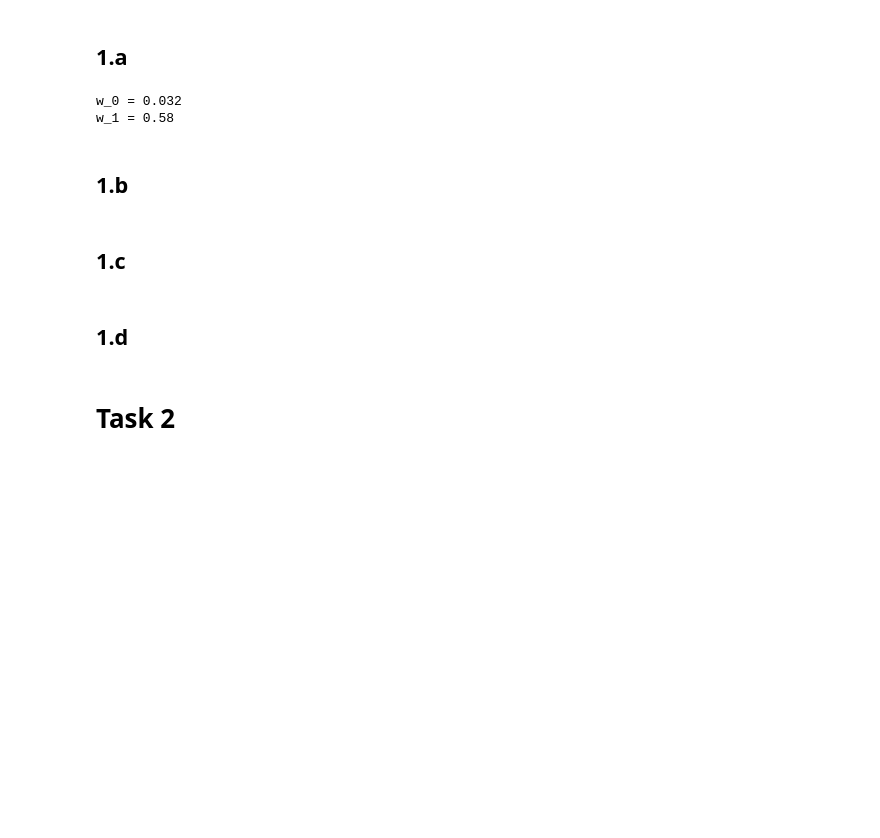
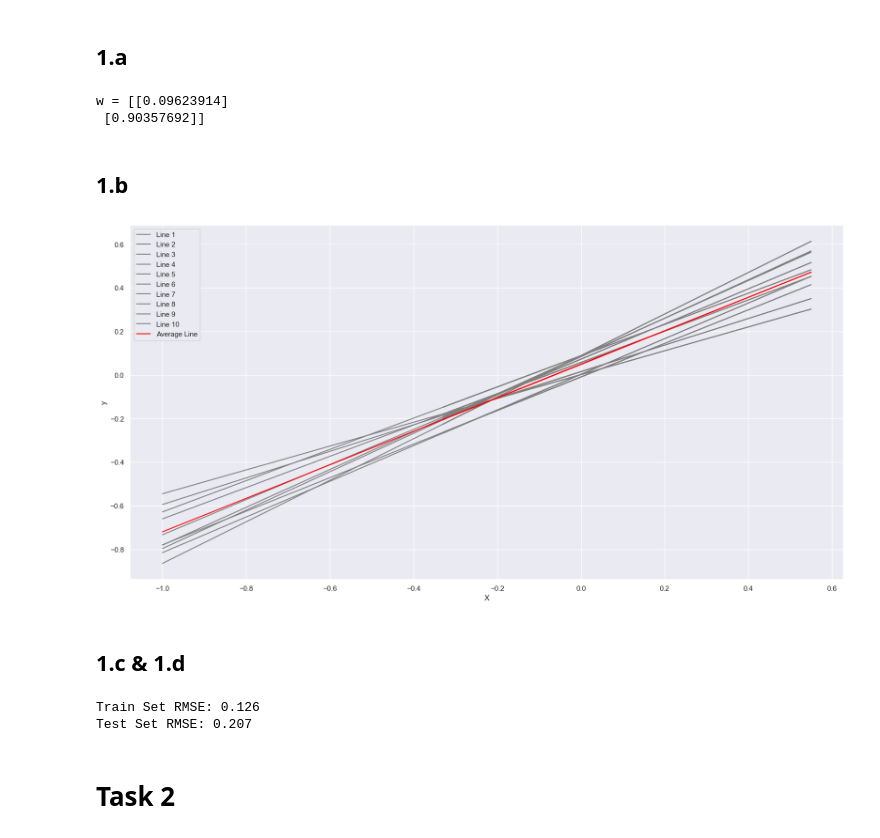
Before and after one commit to dpl373/AML, a Jupyter notebook: W_2/exercise_2_EK.ipynb, the cells around one changed output. Saved outputs shown, nothing was run; the diff lists cells and outputs as text; code cells hidden in the pictures; blank space fills up the shorter version.

```diff
--- a/W_2/exercise_2_EK.ipynb
+++ b/W_2/exercise_2_EK.ipynb
@@ -36,14 +39,44 @@ sigma = np.linalg.inv(alpha * id_matrix + beta * design_matrix.T @ design_matrix
 mu = beta * sigma @ design_matrix.T @ y_train
 
 #sample w0 and w1
-w0, w1 = np.random.multivariate_normal(mu, sigma).round(3)
-print(f'w_0 = {w0}\nw_1 = {w1}')
+w = np.random.multivariate_normal(mu.ravel(), sigma,1).T
+print(f'w = {w}')
 # %% [output]
-w_0 = 0.032
-w_1 = 0.58
+w = [[0.09623914]
+ [0.90357692]]
 # %% [markdown]
 ## 1.b
+# %%
+#getting 10 different samples of w, predicting y and saving ys in list
+i = 0
+y_list = []
+
+while i < 10:
+    w = np.random.multivariate_normal(mu.ravel(), sigma,1).T
+    y = design_matrix @ w
+    y_list.append(y)
+    i+=1
+# %%
+# Create a figure and axis
+sns.set(rc={"figure.figsize":(20, 10)})
+fig, ax = plt.subplots()
+
+for i, values in enumerate(y_list):
+    ax.plot(X_train, values, color='grey', label=f'Line {i+1}')
+
+# Calculate mean y for average line
+y_matrix = np.hstack(y_list)
+y_means = np.mean(y_matrix, axis=1)
+
+#plot average line
+ax.plot(X_train, y_means, color='red', label='Average Line')
+
+# Customize the plot
+plt.xlabel('X')
+plt.ylabel('y')
+plt.legend()
+plt.grid(True)
+# %% [output]
+[figure, added]
 # %% [markdown]
-## 1.c
+## 1.c & 1.d
-# %% [markdown]
-## 1.d
@@ -50,3 +89,15 @@ w_1 = 0.58
+# %%
+#predict y
+y_test_pred = w[0] + w[1] * X_test
+y_train_pred = w[0] + w[1] * X_train
+
+#calculate RMSE
+rmse_test = rmse(y_test, y_test_pred)
+rmse_train = rmse(y_train, y_train_pred)
+print(f'Train Set RMSE: {rmse_train}\nTest Set RMSE: {rmse_test}')
+# %% [output]
+Train Set RMSE: 0.126
+Test Set RMSE: 0.207
 # %% [markdown]
 # Task 2
 # %% [markdown]
```
Also changed, not shown: parts of 3 cells of this notebook.
